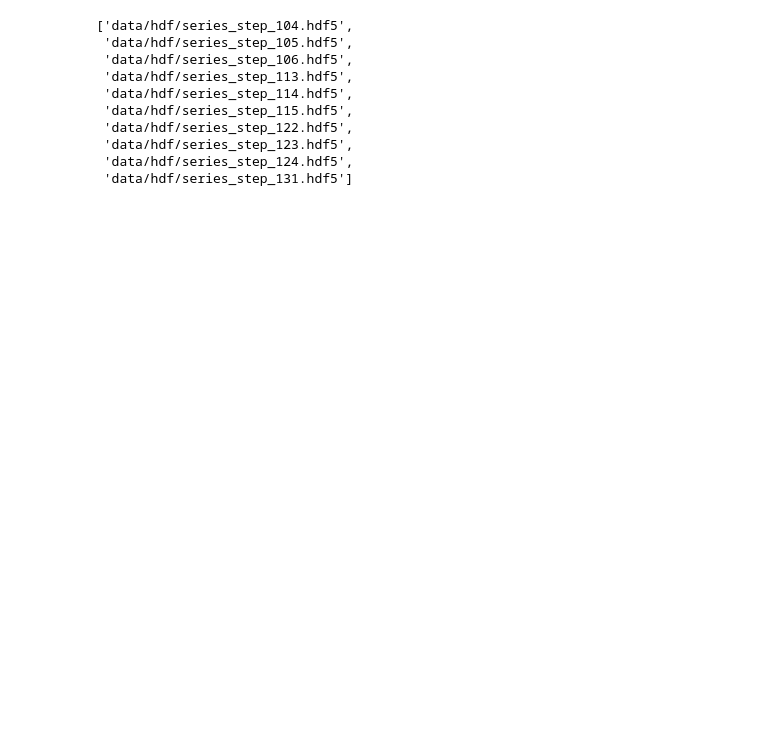
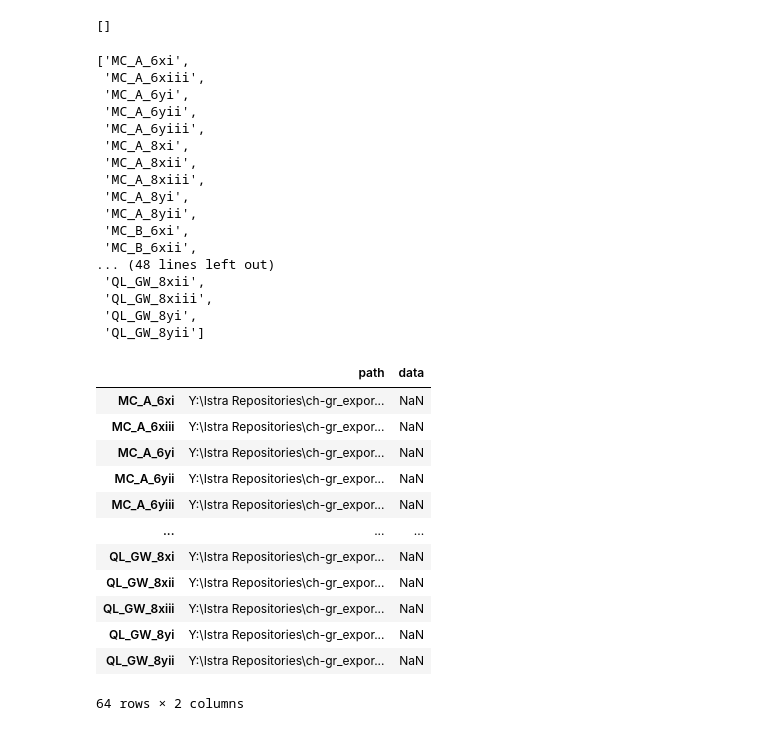
Before and after one commit to KMDE-10/DIC, a Jupyter notebook: HDF_import.ipynb, the cells around one changed output. Saved outputs shown, nothing was run; the diff lists cells and outputs as text; code cells hidden in the pictures; blank space fills up the shorter version.

```diff
--- a/HDF_import.ipynb
+++ b/HDF_import.ipynb
@@ -8,6 +9,11 @@ import h5py as hdf
 plt.rcParams['figure.facecolor'] = 'white'
 # %%
 def gather_universal(path: str,filetype: str)-> list:
+    """
+    :param path:
+    :param filetype:
+    :return:
+    """
     subdir=path
 
     data=[]
@@ -18,6 +24,16 @@ def gather_universal(path: str,filetype: str)-> list:
                 b=(str(os.path.join(path, name)))
                 data.append(b)
     return data
+
+def gather_subdirs(paths: str)-> list:
+    subdir=paths
+
+    data=[]
+    for path, subdirs, files in os.walk(subdir):
+        for dir in subdirs:
+            data.append(dir)
+    return data
+
 def sort_on_last(list:list)->list:
     df=pd.DataFrame({'list': list})
     df['nums']=df['list'].apply(lambda x:x.split('_')[-1].split('.')[0])
@@ -35,44 +51,69 @@ def get_hdf_main_groups(path) -> list:
 
 def get_hdf_group_datasets(path,groupkey) -> list:
     with hdf.File(path,'r') as r:
         #display([str(i) for i in r[groupkey].keys()])
         return [str(i) for i in r[groupkey].keys()]
 
 def get_df_columns(path)-> pd.DataFrame:
     groups=get_hdf_main_groups(path)
     cols=[]
     for key in groups:
        cols=cols+ list(zip(list(np.full(len(get_hdf_group_datasets(path,key)),key)),
                  get_hdf_group_datasets(path,key)))
 
     #display(cols)
     columns=pd.MultiIndex.from_tuples(cols, names=('group', 'dataset'))
     #display(pd.DataFrame(columns=columns))
     return columns
 def zero_to_nan(array):
     array[array==0.]=np.nan
     return(array)
 def steps_to_df(seriespath,examplefilepath)->pd.DataFrame:
     path=seriespath
     series=pd.DataFrame(index=sort_on_last(gather_universal(path,'.hdf5')),columns=get_df_columns(examplefilepath))
 
     for file in series.index:
         with hdf.File(str(file),'r') as r:
             for location in series.columns:
                 series.loc[file,location]=r[location[0]][location[1]][:]
     return series
-series=steps_to_df('Y:\Istra Repositories\ch-gr_exports\MC_A_8yi','data/hdf/series_step_115.hdf5')
+#series=steps_to_df('Y:\Istra Repositories\ch-gr_exports\MC_A_8yi','data/hdf/series_step_115.hdf5')
+display(gather_subdirs('Y:\Istra Repositories\ch-gr_exports'))
+bases=pd.DataFrame(index=gather_subdirs('Y:\Istra Repositories\ch-gr_exports'),columns=['path','data'])
+bases['path']='Y:\\Istra Repositories\\ch-gr_exports\\'+bases.index
+display(bases)
 # %% [output]
-['data/hdf/series_step_104.hdf5',
- 'data/hdf/series_step_105.hdf5',
- 'data/hdf/series_step_106.hdf5',
- 'data/hdf/series_step_113.hdf5',
- 'data/hdf/series_step_114.hdf5',
- 'data/hdf/series_step_115.hdf5',
- 'data/hdf/series_step_122.hdf5',
- 'data/hdf/series_step_123.hdf5',
- 'data/hdf/series_step_124.hdf5',
- 'data/hdf/series_step_131.hdf5']
+[]
+['MC_A_6xi',
+ 'MC_A_6xiii',
+ 'MC_A_6yi',
+ 'MC_A_6yii',
+ 'MC_A_6yiii',
+ 'MC_A_8xi',
+ 'MC_A_8xii',
+ 'MC_A_8xiii',
+ 'MC_A_8yi',
+ 'MC_A_8yii',
+ 'MC_B_6xi',
+ 'MC_B_6xii',
+... (48 lines left out)
+ 'QL_GW_8xii',
+ 'QL_GW_8xiii',
+ 'QL_GW_8yi',
+ 'QL_GW_8yii']
+|  | path | data |
+| MC_A_6xi | Y:\Istra Repositories\ch-gr_expor... | NaN |
+| MC_A_6xiii | Y:\Istra Repositories\ch-gr_expor... | NaN |
+| MC_A_6yi | Y:\Istra Repositories\ch-gr_expor... | NaN |
+| MC_A_6yii | Y:\Istra Repositories\ch-gr_expor... | NaN |
+| MC_A_6yiii | Y:\Istra Repositories\ch-gr_expor... | NaN |
+| ... | ... | ... |
+| QL_GW_8xi | Y:\Istra Repositories\ch-gr_expor... | NaN |
+| QL_GW_8xii | Y:\Istra Repositories\ch-gr_expor... | NaN |
+| QL_GW_8xiii | Y:\Istra Repositories\ch-gr_expor... | NaN |
+| QL_GW_8yi | Y:\Istra Repositories\ch-gr_expor... | NaN |
+| QL_GW_8yii | Y:\Istra Repositories\ch-gr_expor... | NaN |
+64 rows × 2 columns
 # %%
 def isnotnan(num):
     return num == num
```
Also changed, not shown: parts of 23 cells of this notebook.
